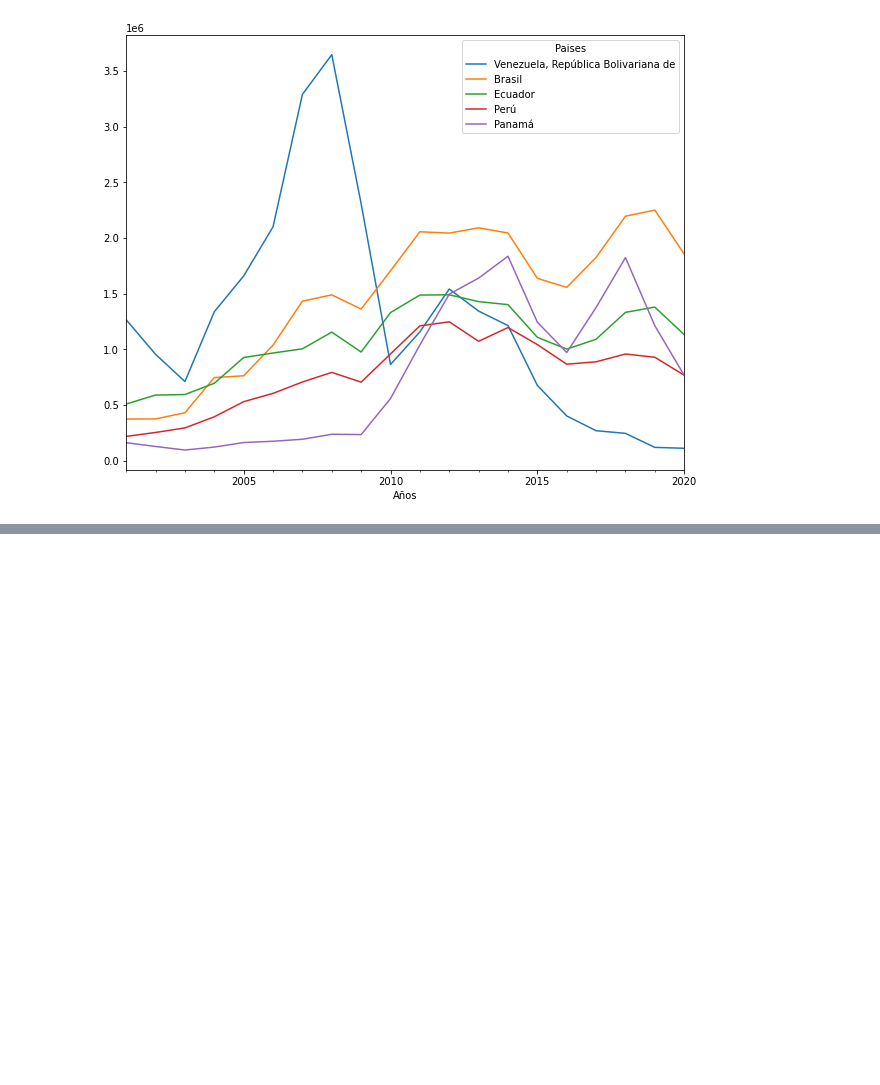
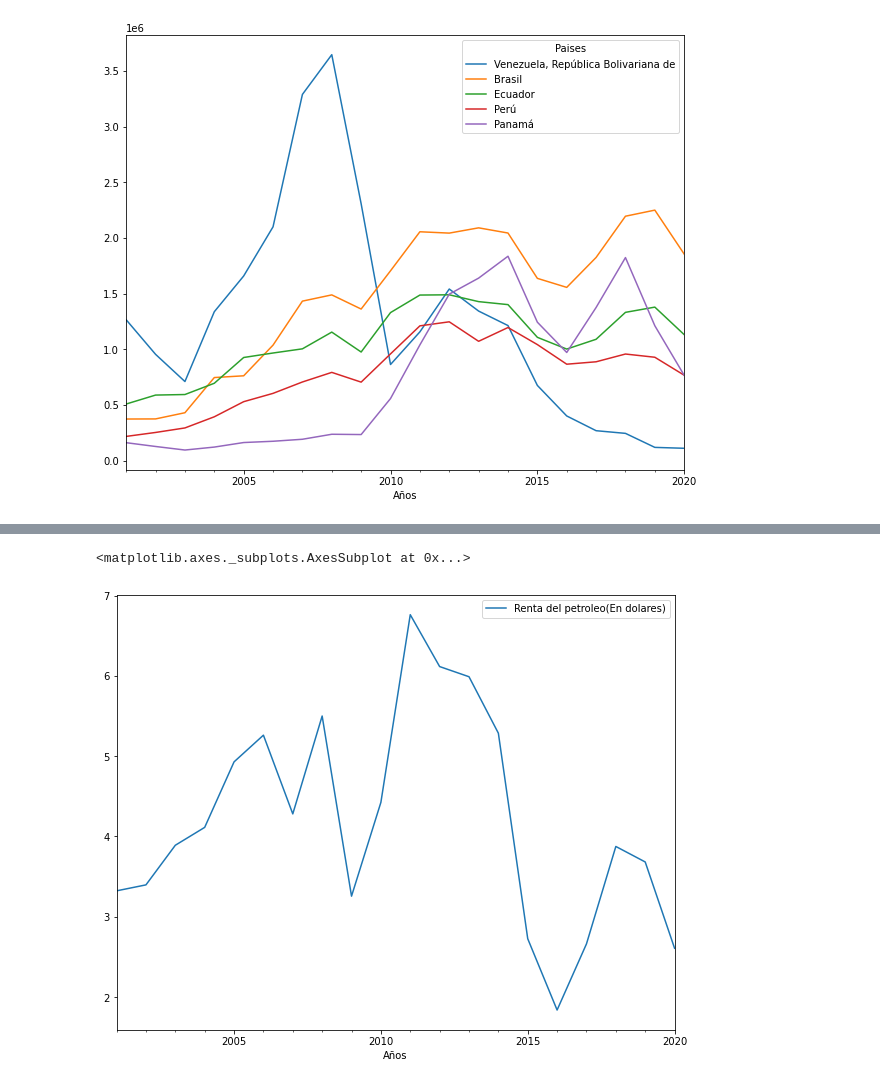
Before and after one commit to LuchoValr/Semillero, a Jupyter notebook: Proyecto_semillero_Avance1.ipynb, the cells around one changed output, grey strips where cells are left out. Drawn from its saved outputs; the diff is of its cells as text; code cells hidden in the pictures; blank space fills up the shorter version.

```diff
--- a/Proyecto_semillero_Avance1.ipynb
+++ b/Proyecto_semillero_Avance1.ipynb
@@ -164,0 +176,14 @@ st4
+# %%
+rent_oil = wb.data.DataFrame('NY.GDP.PETR.RT.ZS', ['COL'],time=range(2001,2021)).reset_index()
+rent_oil1 = rent_oil.rename(columns={'YR2001':'2001','YR2002':'2002','YR2003':'2003','YR2004':'2004','YR2005':'2005','YR2006':'2006','YR2007':'2007','YR2008':'2008','YR2009':'2009','YR2010':'2010','YR2011':'2011','YR2012':'2012','YR2013':'2013','YR2014':'2014','YR2015':'2015','YR2016':'2016','YR2017':'2017','YR2018':'2018','YR2019':'2019','YR2020':'2020'})
+rent_oil2=pd.melt(rent_oil1, id_vars=['economy'], value_vars=['2001', '2002','2003','2004','2005','2006','2007','2008','2009','2010','2011','2012','2013','2014','2015','2016','2017','2018','2019','2020']).reset_index()
+rent_oil3=rent_oil2.rename(columns={'variable':'Años','value':'Renta del petroleo(En dolares)'})
+rent_oil4=rent_oil3.drop(['index'],axis=1)
+rent_oil4['Años'] = pd.to_datetime(rent_oil4['Años'])
+r1=rent_oil4.set_index('Años')
+rent_oil5=r1.filter(['Renta del petroleo(En dolares)'])
+f1=rent_oil5.plot(figsize=(10, 8))
+f1
+# %% [output]
+<matplotlib.axes._subplots.AxesSubplot at 0x...>
+[figure, added]
```
Also changed, not shown: parts of 5 cells of this notebook.
